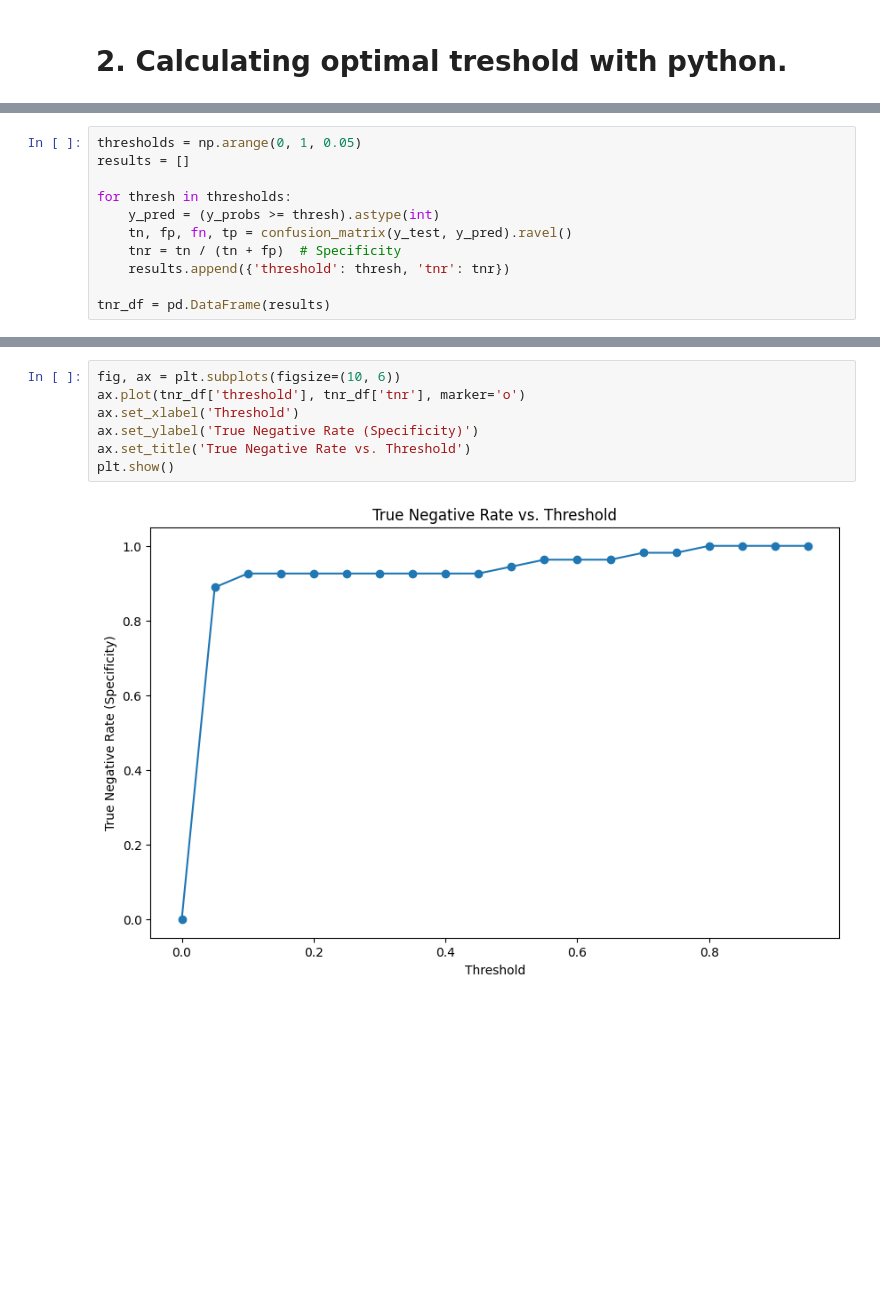
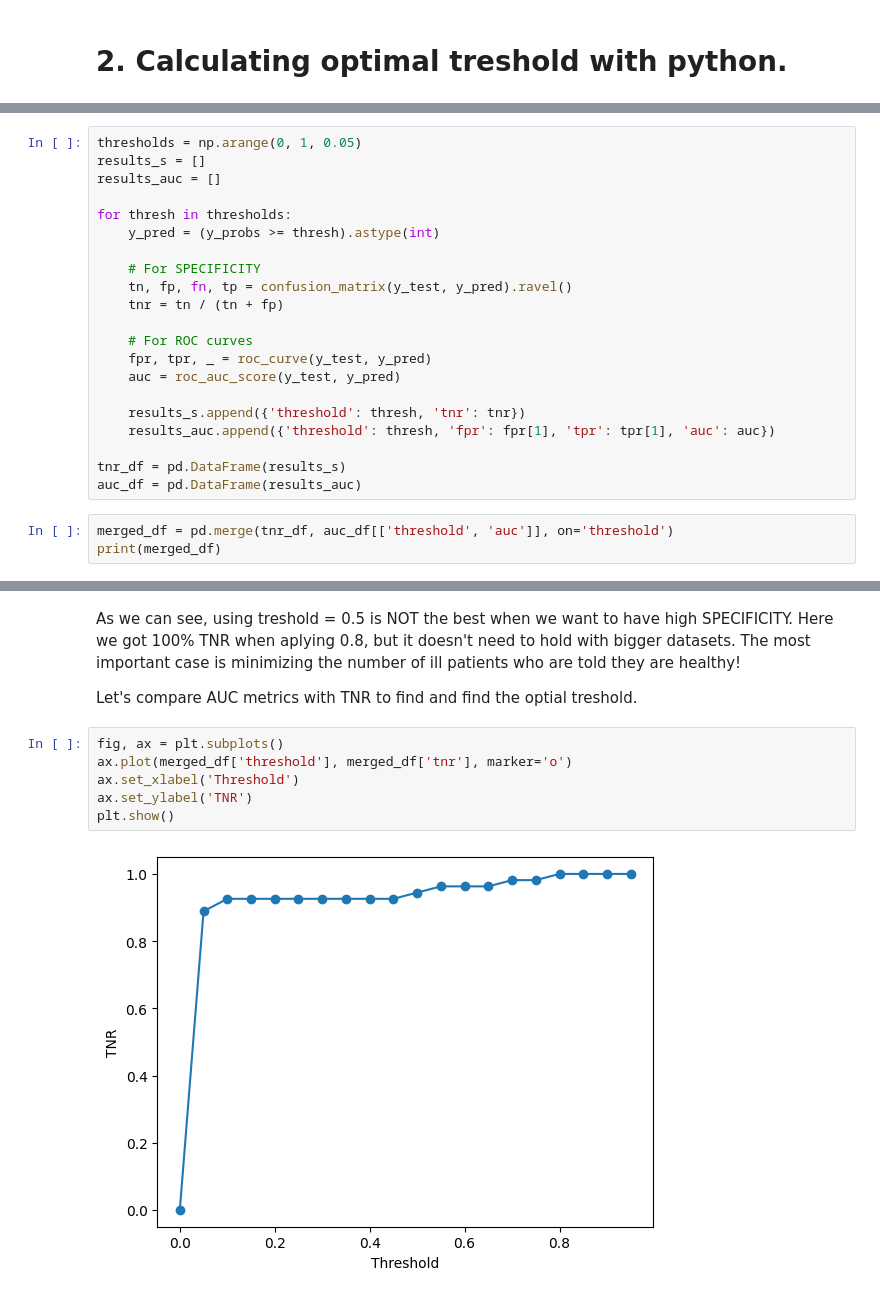
Before and after one commit to TrzeciakPiotr2300/Uczenie_Maszynowe_2025, a Jupyter notebook: HW03_Trzeciak_Piotr.ipynb, the cells around one changed output, grey strips where cells are left out. Cells and saved outputs as stored; diff of their text form; blank space fills up the shorter version.

```diff
--- a/HW03_Trzeciak_Piotr.ipynb
+++ b/HW03_Trzeciak_Piotr.ipynb
@@ -43,12 +43,25 @@ model.fit(X_train, y_train)
 y_probs = model.predict_proba(X_test)[:, 1]
 # %%
 thresholds = np.arange(0, 1, 0.05)
-results = []
+results_s = []
+results_auc = []
 
 for thresh in thresholds:
     y_pred = (y_probs >= thresh).astype(int)
+
+    # For SPECIFICITY
     tn, fp, fn, tp = confusion_matrix(y_test, y_pred).ravel()
-    tnr = tn / (tn + fp)  # Specificity
-    results.append({'threshold': thresh, 'tnr': tnr})
+    tnr = tn / (tn + fp)
 
-tnr_df = pd.DataFrame(results)
+    # For ROC curves
+    fpr, tpr, _ = roc_curve(y_test, y_pred)
+    auc = roc_auc_score(y_test, y_pred)
+
+    results_s.append({'threshold': thresh, 'tnr': tnr})
+    results_auc.append({'threshold': thresh, 'fpr': fpr[1], 'tpr': tpr[1], 'auc': auc})
+
+tnr_df = pd.DataFrame(results_s)
+auc_df = pd.DataFrame(results_auc)
+# %%
+merged_df = pd.merge(tnr_df, auc_df[['threshold', 'auc']], on='threshold')
+print(merged_df)
@@ -55,9 +86,12 @@ tnr_df = pd.DataFrame(results)
+# %% [markdown]
+As we can see, using treshold = 0.5 is NOT the best when we want to have high SPECIFICITY. Here we got 100% TNR when aplying 0.8, but it doesn't need to hold with bigger datasets. The most important case is minimizing the number of ill patients who are told they are healthy!
+
+Let's compare AUC metrics with TNR to find and find the optial treshold.
 # %%
-fig, ax = plt.subplots(figsize=(10, 6))
-ax.plot(tnr_df['threshold'], tnr_df['tnr'], marker='o')
+fig, ax = plt.subplots()
+ax.plot(merged_df['threshold'], merged_df['tnr'], marker='o')
 ax.set_xlabel('Threshold')
-ax.set_ylabel('True Negative Rate (Specificity)')
-ax.set_title('True Negative Rate vs. Threshold')
+ax.set_ylabel('TNR')
 plt.show()
 # %% [output]
-[figure, old version]
+[figure, new version]
```
Also changed, not shown: parts of 8 cells of this notebook.
